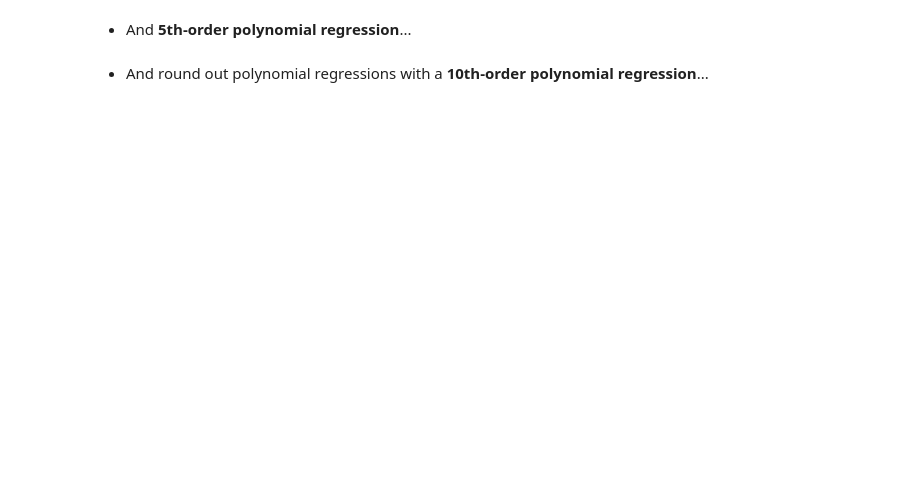
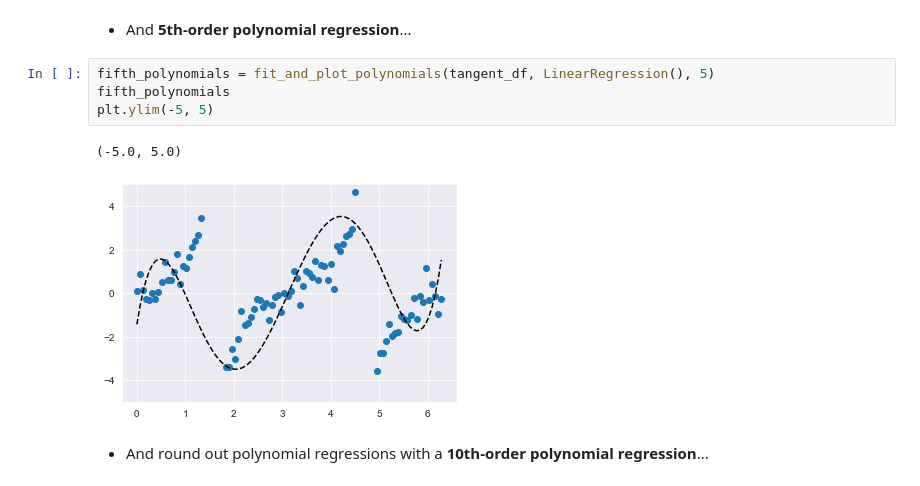
Before and after one commit to tundeiness/How_the_World_Works, a Jupyter notebook: 5 - Workbook - The Final Arbiter.ipynb, the cells around one changed output. Cells and saved outputs as stored; diff of their text form; blank space fills up the shorter version.

```diff
--- a/5 - Workbook - The Final Arbiter.ipynb
+++ b/5 - Workbook - The Final Arbiter.ipynb
@@ -599,4 +625,11 @@ tangent_df.head()
 # %% [markdown]
 * And **5th-order polynomial regression**...
+# %%
+fifth_polynomials = fit_and_plot_polynomials(tangent_df, LinearRegression(), 5)
+fifth_polynomials
+plt.ylim(-5, 5)
+# %% [output]
+(-5.0, 5.0)
+[figure, added]
 # %% [markdown]
 * And round out polynomial regressions with a **10th-order polynomial regression**...
```
Also changed, not shown: parts of 25 cells of this notebook.
